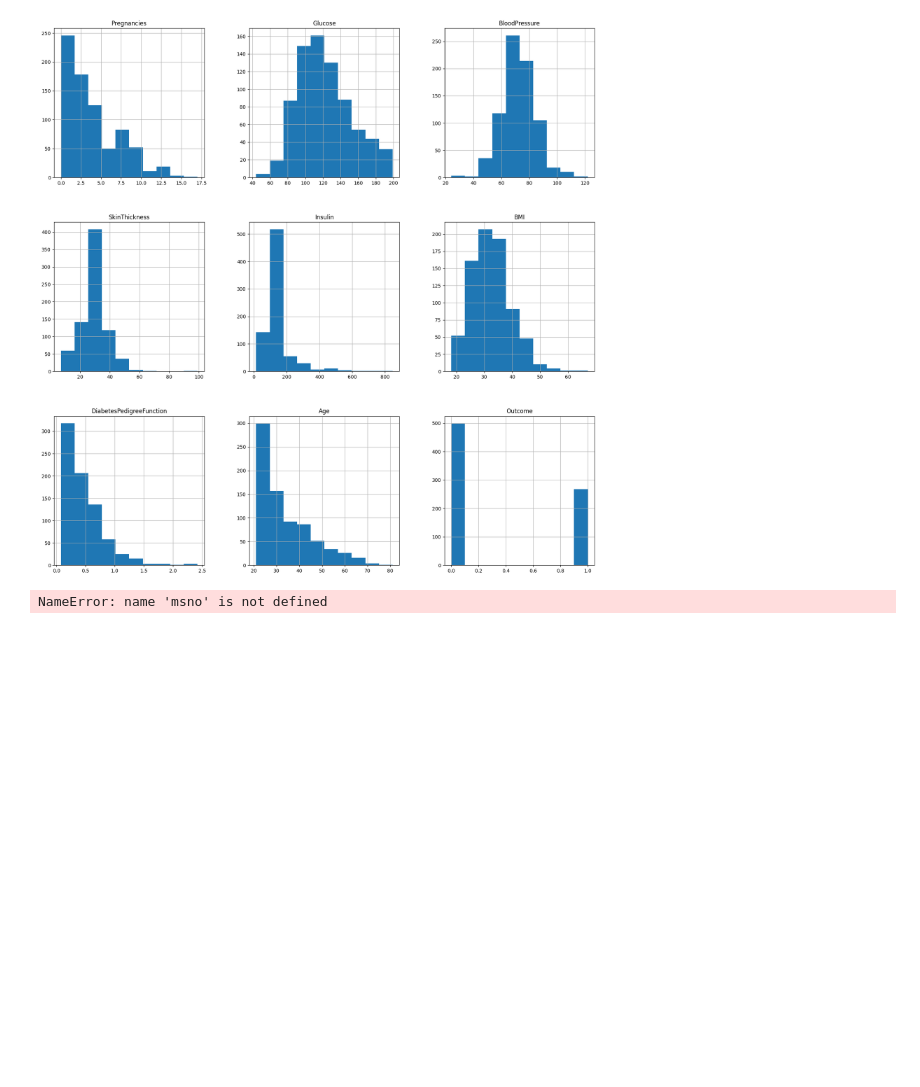
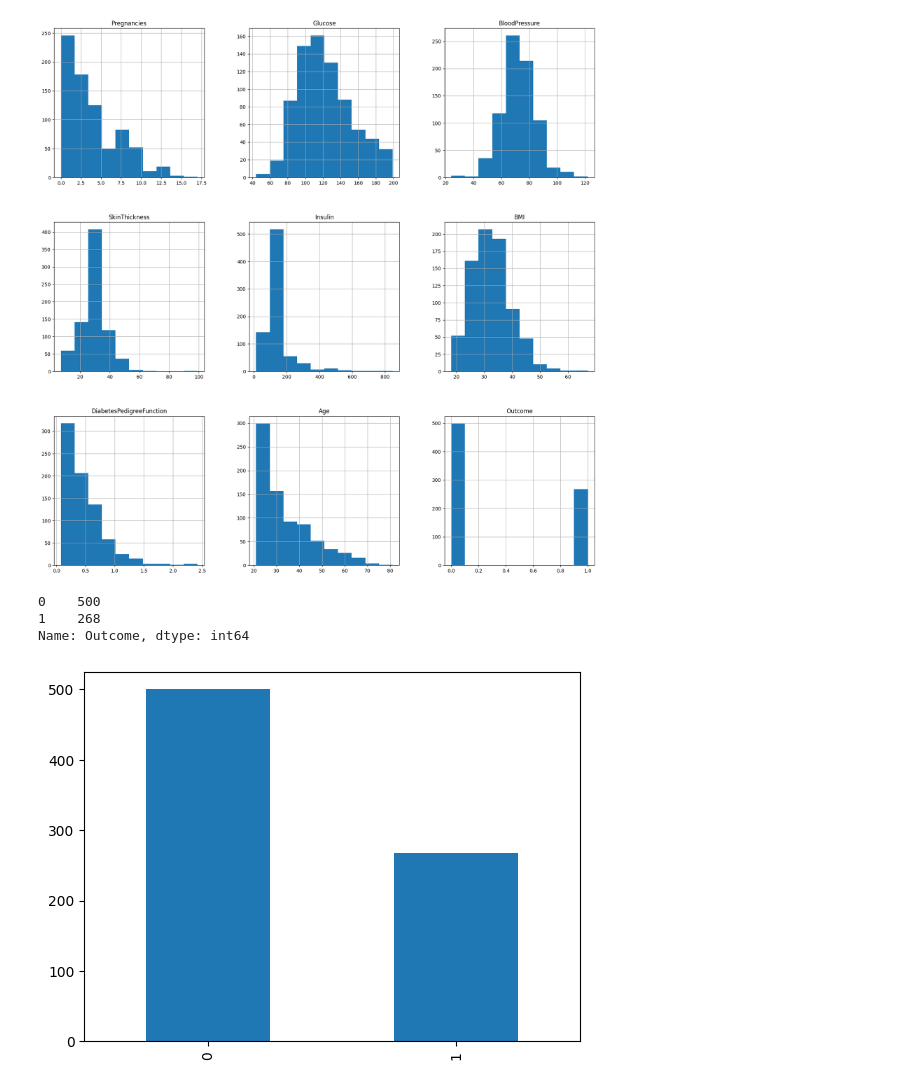
Before and after one commit to KengoKato02/Synopsis_Diabetes_Prediction_Model, a Jupyter notebook: src/main.ipynb, the cells around one changed output. Drawn from its saved outputs; the diff is of its cells as text; code cells hidden in the pictures; blank space fills up the shorter version.

```diff
--- a/src/main.ipynb
+++ b/src/main.ipynb
@@ -122,8 +122,13 @@ diabetes_df_copy['BMI'].fillna(diabetes_df_copy['BMI'].median(), inplace = True)
 p = diabetes_df_copy.hist(figsize = (20,20))
 # %% [output]
 [figure]
-# %%
-# Null count anaylsis plot
-p = msno.bar(diabetes_df)
-# %% [output]
-NameError: name 'msno' is not defined
+# %%
+# Check the outcome balance
+
+print(diabetes_df_copy['Outcome'].value_counts())
+p = diabetes_df_copy.Outcome.value_counts().plot(kind="bar")
+# %% [output]
+0    500
+1    268
+Name: Outcome, dtype: int64
+[figure, added]
```
Also changed, not shown: parts of 1 cell of this notebook.
